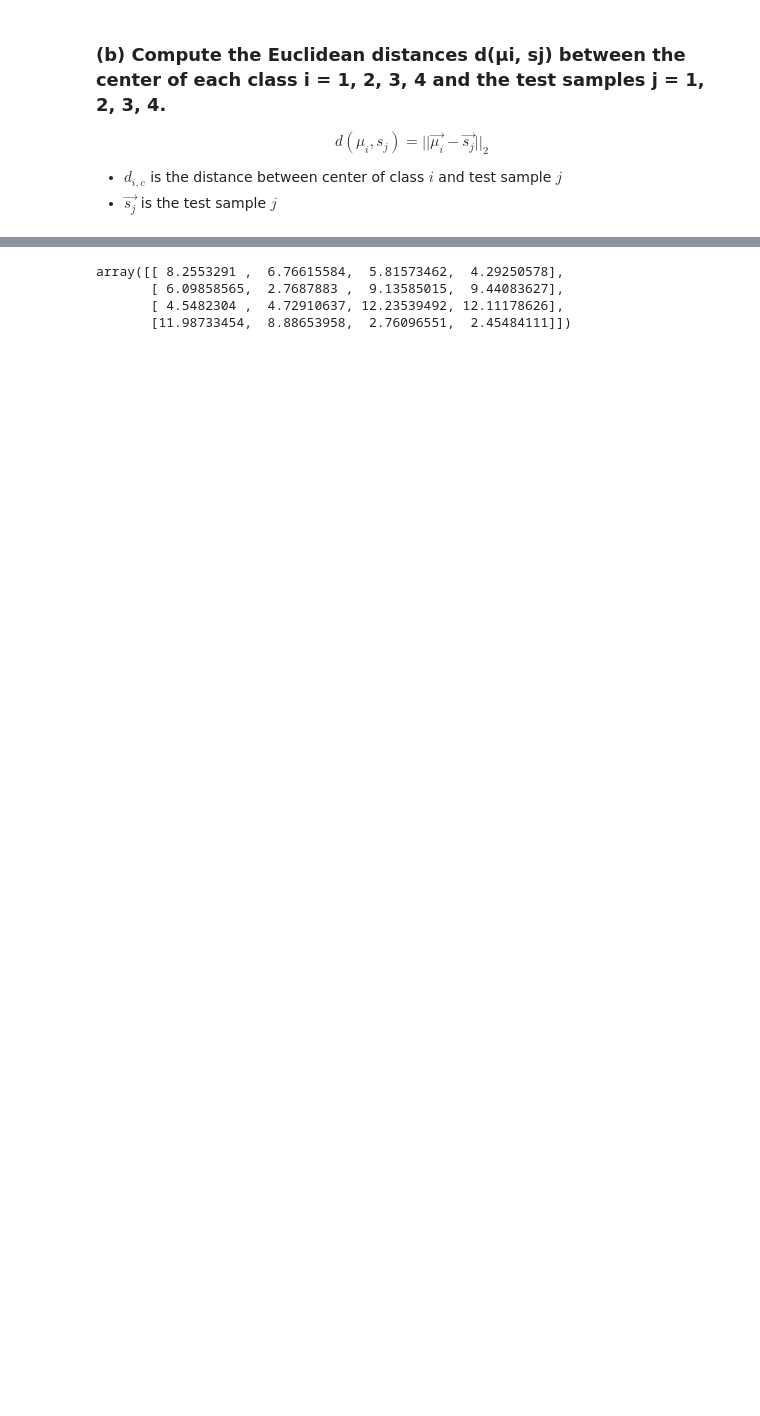
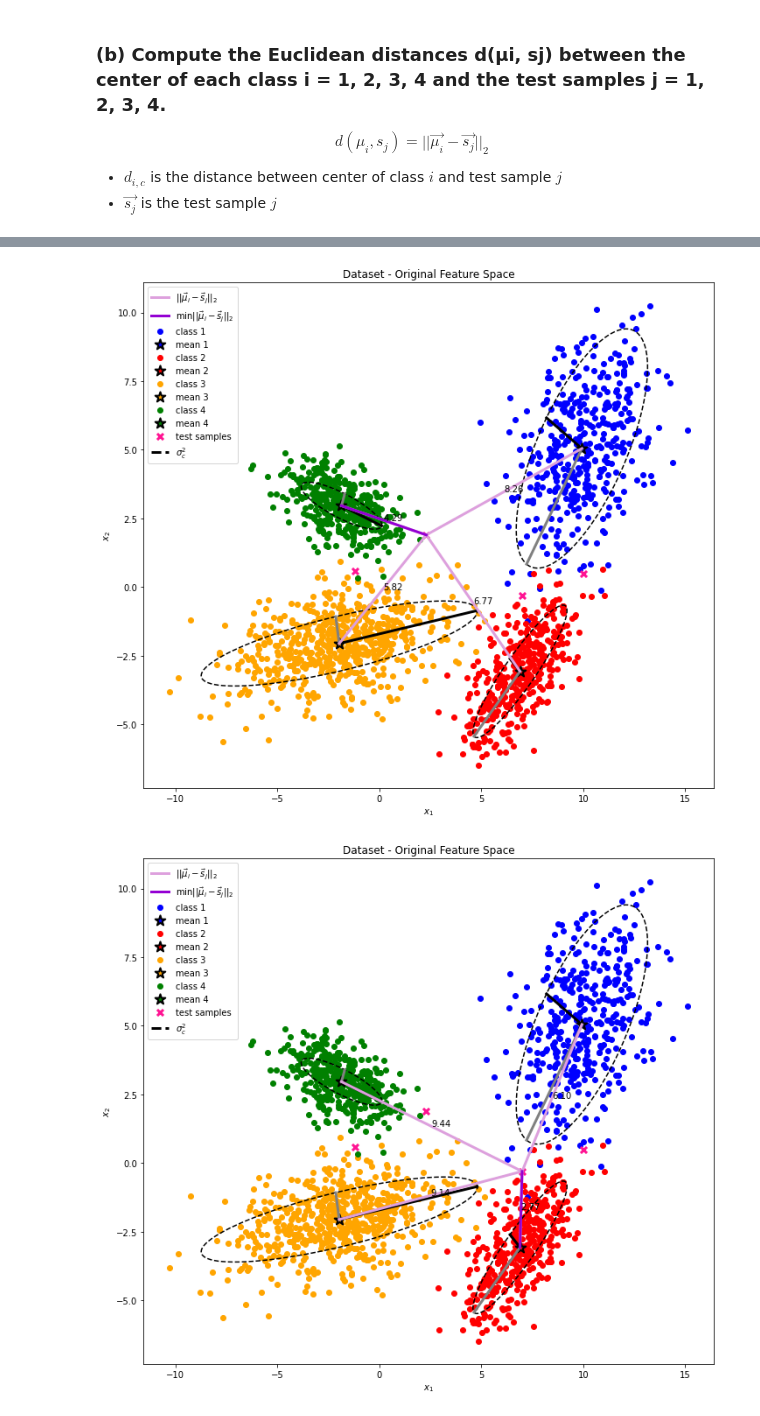
Before and after one commit to tmwatchanan/pattern-recognition, a Jupyter notebook: miniproject_1.ipynb, the cells around one changed output, grey strips where cells are left out. Drawn from its saved outputs; the diff is of its cells as text; code cells hidden in the pictures; blank space fills up the shorter version.

```diff
--- a/miniproject_1.ipynb
+++ b/miniproject_1.ipynb
@@ -213,7 +251,6 @@ for j in range(J):
-# %%
-distances.T
-# %% [output]
-array([[ 8.2553291 ,  6.76615584,  5.81573462,  4.29250578],
-       [ 6.09858565,  2.7687883 ,  9.13585015,  9.44083627],
-       [ 4.5482304 ,  4.72910637, 12.23539492, 12.11178626],
-       [11.98733454,  8.88653958,  2.76096551,  2.45484111]])
+# %%
+for j in range(J): # each test sample
+    visualize_space(data, means, eigenvalues, eigenvectors, title=f"Test sample $s_{j+1}$", save_name=f"test_samples-euclidean_distances-{j+1}.png", test_samples=test_samples, test_index=j, distances=distances) # (10, 7)
+# %% [output]
+[figure, added]
+[figure, added]
```
Also changed, not shown: parts of 41 cells of this notebook.
